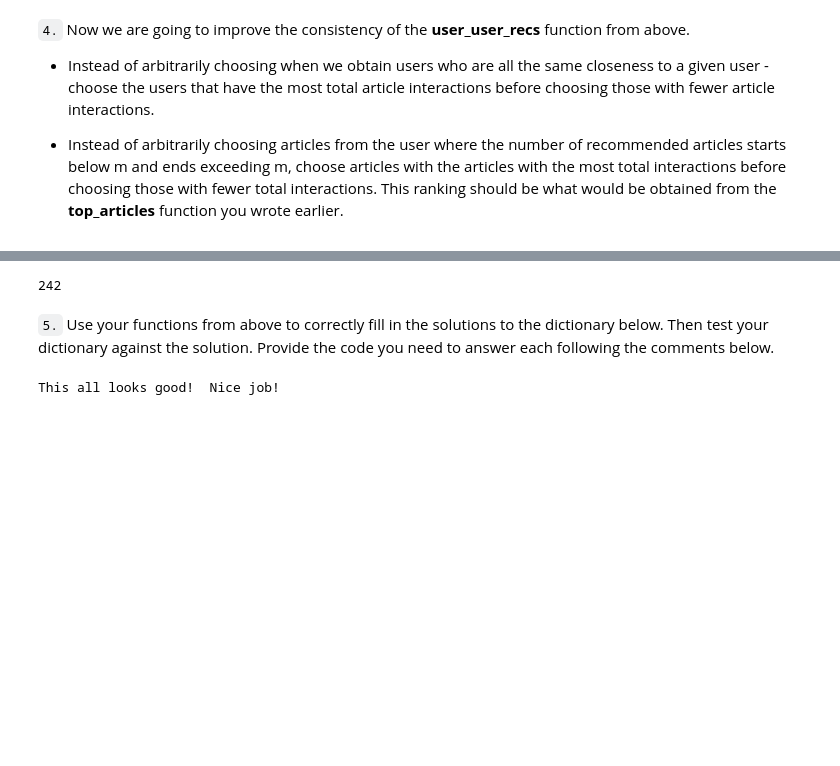
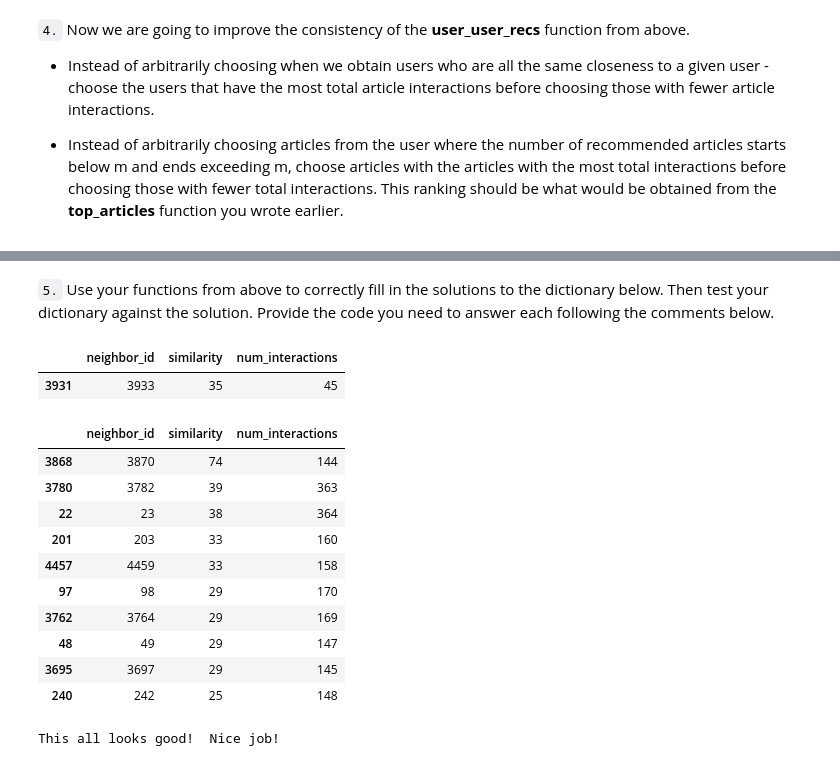
Before and after one commit to ILyaKN1979/Recommendations_with_IBM, a Jupyter notebook: Recommendations_with_IBM.ipynb, the cells around one changed output, grey strips where cells are left out. Saved outputs shown, nothing was run; the diff lists cells and outputs as text; code cells hidden in the pictures; blank space fills up the shorter version.

```diff
--- a/Recommendations_with_IBM.ipynb
+++ b/Recommendations_with_IBM.ipynb
@@ -595,15 +594,12 @@ def get_top_sorted_users(user_id, df=df, user_item=user_item):
                     highest of each is higher in the dataframe
 
     '''
-    # Your code here
-
-    user_interactions = df.groupby(["user_id"])["article_id"].count()
-
 
     # colnames
     neighbor_id = [i for i in range(1, user_item.shape[0]) if i != user_id]
     similarity = []
     num_interactions = []
+    user_interactions = df.groupby(["user_id"])["article_id"].count()
 
     # get similarity and num_interactions
     for i in neighbor_id:
@@ -613,6 +609,8 @@ def get_top_sorted_users(user_id, df=df, user_item=user_item):
     neighbors_df = pd.DataFrame({"neighbor_id": neighbor_id,
                                  "similarity": similarity,
                                  "num_interactions": num_interactions})
+    # sort by similarity and interactions
+    neighbors_df = neighbors_df.sort_values(by=['similarity', 'num_interactions'], ascending=False)
 
 
     return neighbors_df # Return the dataframe specified in the doc_string
@@ -641,20 +639,17 @@ def user_user_recs_part2(user_id, m=10):
     before choosing those with fewer total interactions.
 
     '''
+
     # Your code here
-    neighbors_df = get_top_sorted_users(user_id)
-
-    top_m = neighbors_df[:m]['neighbor_id'].tolist()
-
+    top_m = get_top_sorted_users(user_id, df=df, user_item=user_item)
     recs = []
-
-    for ind in top_m:
-        article_ids = user_item.loc[ind]
-        recs.extend([str(article_ids.index[i]) for i in range(len(article_ids)) if int(article_ids.values[i])])
-
-    recs = list(set(recs[:m]))
-    rec_names = list(set(df[df["article_id"].isin(recs)]["title"]))
-
+    user_article_ids = set(get_user_articles(user_id)[0])
+    for similar_user_id in top_m['neighbor_id'].values:
+        similar_article_ids = set(get_user_articles(similar_user_id)[0])
+        recs.extend(similar_article_ids-user_article_ids)
+        if len(recs) > m:
+            break;
+    rec_names = get_article_names(recs)
 
     return recs, rec_names
 # %%
@@ -674,9 +669,24 @@ The top 10 recommendations for user 20 are the following article names:
-# %%
-find_similar_users(131)[9]
-# %% [output]
-242
 # %% [markdown]
 `5.` Use your functions from above to correctly fill in the solutions to the dictionary below.  Then test your dictionary against the solution.  Provide the code you need to answer each following the comments below.
+# %%
+get_top_sorted_users(1).head(1)
+# %% [output]
+|  | neighbor_id | similarity | num_interactions |
+| 3931 | 3933 | 35 | 45 |
+# %%
+get_top_sorted_users(131).head(10)
+# %% [output]
+|  | neighbor_id | similarity | num_interactions |
+| 3868 | 3870 | 74 | 144 |
+| 3780 | 3782 | 39 | 363 |
+| 22 | 23 | 38 | 364 |
+| 201 | 203 | 33 | 160 |
+| 4457 | 4459 | 33 | 158 |
+| 97 | 98 | 29 | 170 |
+| 3762 | 3764 | 29 | 169 |
+| 48 | 49 | 29 | 147 |
+| 3695 | 3697 | 29 | 145 |
+| 240 | 242 | 25 | 148 |
 # %%
 ### Tests with a dictionary of results
 
```
Also changed, not shown: parts of 9 cells of this notebook.
